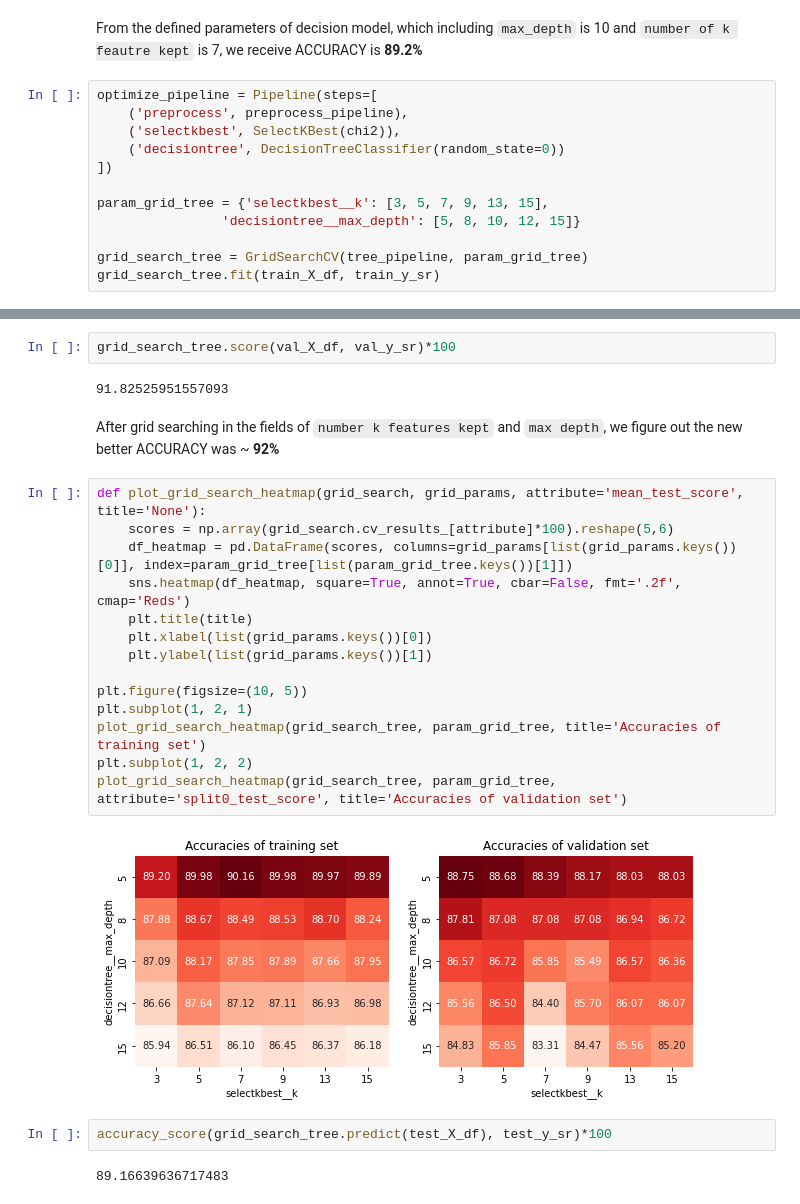
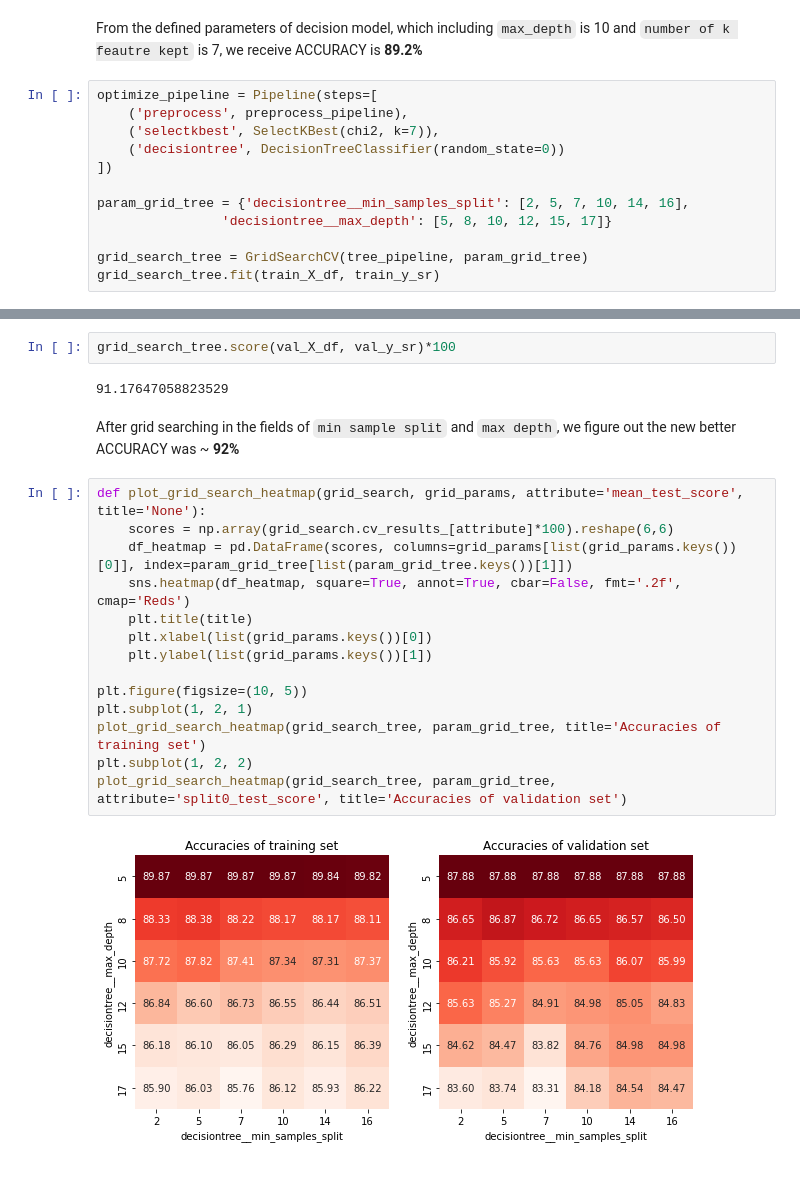
Before and after one commit to camphong24032002/Assignment3-PDS, a Jupyter notebook: Assigment3RMIT.ipynb, the cells around one changed output, grey strips where cells are left out. Cells and saved outputs as stored; diff of their text form; blank space fills up the shorter version.

```diff
--- a/Assigment3RMIT.ipynb
+++ b/Assigment3RMIT.ipynb
@@ -474,12 +498,12 @@ From the defined parameters of decision model, which including `max_depth` is 10
 # %%
 optimize_pipeline = Pipeline(steps=[
     ('preprocess', preprocess_pipeline),
-    ('selectkbest', SelectKBest(chi2)),
+    ('selectkbest', SelectKBest(chi2, k=7)),
     ('decisiontree', DecisionTreeClassifier(random_state=0))
 ])
 
-param_grid_tree = {'selectkbest__k': [3, 5, 7, 9, 13, 15],
-                'decisiontree__max_depth': [5, 8, 10, 12, 15]}
+param_grid_tree = {'decisiontree__min_samples_split': [2, 5, 7, 10, 14, 16],
+                'decisiontree__max_depth': [5, 8, 10, 12, 15, 17]}
 
 grid_search_tree = GridSearchCV(tree_pipeline, param_grid_tree)
 grid_search_tree.fit(train_X_df, train_y_sr)
@@ -504,26 +528,22 @@ GridSearchCV(estimator=Pipeline(steps=[('preprocess',
 # %%
 grid_search_tree.score(val_X_df, val_y_sr)*100
 # %% [output]
-91.82525951557093
+91.17647058823529
 # %% [markdown]
-After grid searching in the fields of `number k features kept` and `max depth`, we figure out the new better ACCURACY was ~ **92%**
+After grid searching in the fields of `min sample split` and `max depth`, we figure out the new better ACCURACY was ~ **92%**
 # %%
 def plot_grid_search_heatmap(grid_search, grid_params, attribute='mean_test_score', title='None'):
-    scores = np.array(grid_search.cv_results_[attribute]*100).reshape(5,6)
+    scores = np.array(grid_search.cv_results_[attribute]*100).reshape(6,6)
     df_heatmap = pd.DataFrame(scores, columns=grid_params[list(grid_params.keys())[0]], index=param_grid_tree[list(param_grid_tree.keys())[1]])
     sns.heatmap(df_heatmap, square=True, annot=True, cbar=False, fmt='.2f', cmap='Reds')
     plt.title(title)
     plt.xlabel(list(grid_params.keys())[0])
     plt.ylabel(list(grid_params.keys())[1])
 
 plt.figure(figsize=(10, 5))
 plt.subplot(1, 2, 1)
 plot_grid_search_heatmap(grid_search_tree, param_grid_tree, title='Accuracies of training set')
 plt.subplot(1, 2, 2)
 plot_grid_search_heatmap(grid_search_tree, param_grid_tree, attribute='split0_test_score', title='Accuracies of validation set')
 # %% [output]
-[figure, old version]
+[figure, new version]
-# %%
-accuracy_score(grid_search_tree.predict(test_X_df), test_y_sr)*100
-# %% [output]
-89.16639636717483
```
Also changed, not shown: parts of 35 cells of this notebook.
